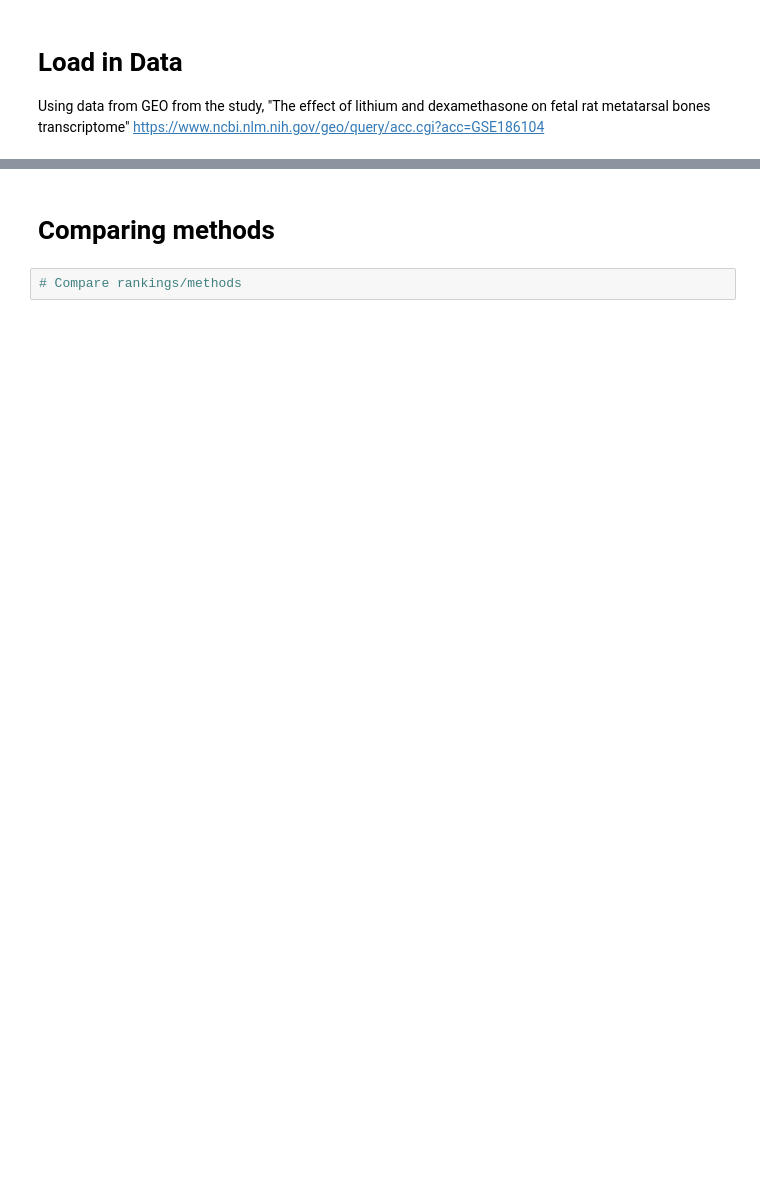
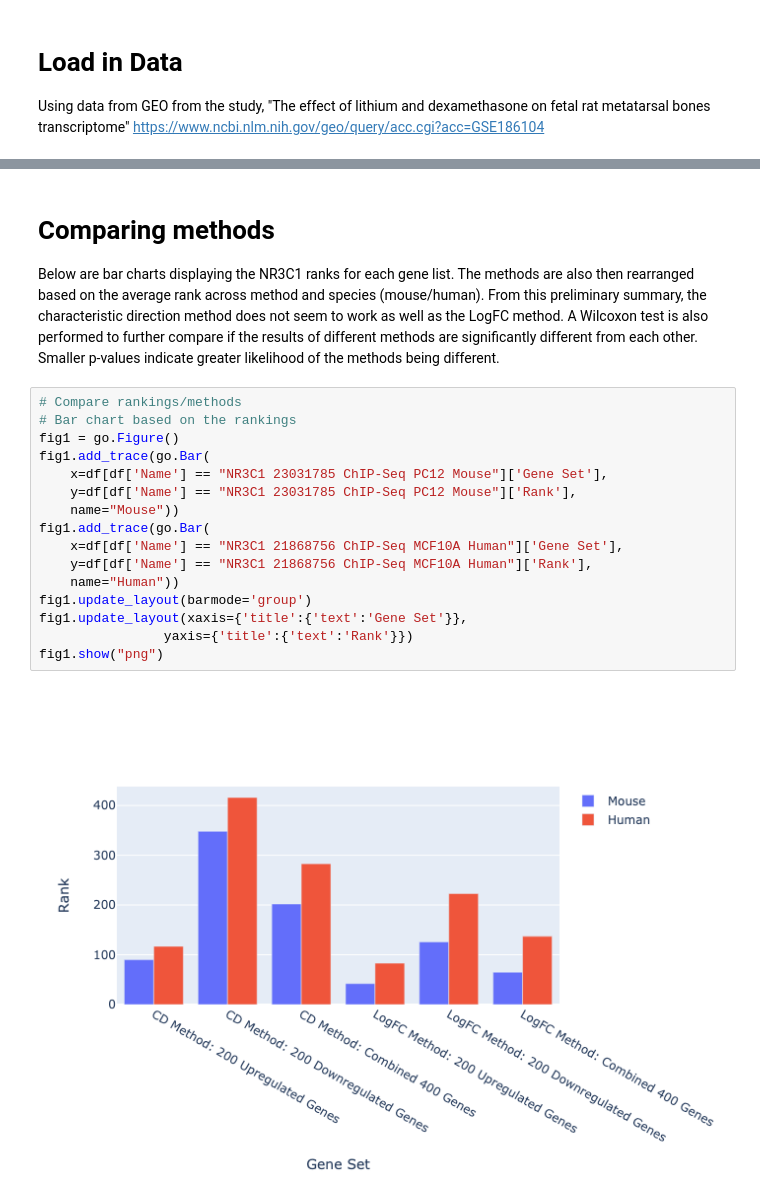
Before and after one commit to MaayanLab/dex-benchmark, a Jupyter notebook: Benchmarking RNA-seq DEG Methods/Benchmarking RNA-seq DEG Methods with the Dexamethasone Benchmark.ipynb, the cells around one changed output, grey strips where cells are left out. Drawn from its saved outputs; the diff is of its cells as text; blank space fills up the shorter version.

```diff
--- a/Benchmarking RNA-seq DEG Methods/Benchmarking RNA-seq DEG Methods with the Dexamethasone Benchmark.ipynb
+++ b/Benchmarking RNA-seq DEG Methods/Benchmarking RNA-seq DEG Methods with the Dexamethasone Benchmark.ipynb
@@ -400,4 +364,22 @@ df
 # %% [markdown]
 # Comparing methods
+
+Below are bar charts displaying the NR3C1 ranks for each gene list. The methods are also then rearranged based on the average rank across method and species (mouse/human). From this preliminary summary, the characteristic direction method does not seem to work as well as the LogFC method. A Wilcoxon test is also performed to further compare if the results of different methods are significantly different from each other. Smaller p-values indicate greater likelihood of the methods being different.
 # %%
 # Compare rankings/methods
+# Bar chart based on the rankings
+fig1 = go.Figure()
+fig1.add_trace(go.Bar(
+    x=df[df['Name'] == "NR3C1 23031785 ChIP-Seq PC12 Mouse"]['Gene Set'],
+    y=df[df['Name'] == "NR3C1 23031785 ChIP-Seq PC12 Mouse"]['Rank'],
+    name="Mouse"))
+fig1.add_trace(go.Bar(
+    x=df[df['Name'] == "NR3C1 21868756 ChIP-Seq MCF10A Human"]['Gene Set'],
+    y=df[df['Name'] == "NR3C1 21868756 ChIP-Seq MCF10A Human"]['Rank'],
+    name="Human"))
+fig1.update_layout(barmode='group')
+fig1.update_layout(xaxis={'title':{'text':'Gene Set'}},
+                yaxis={'title':{'text':'Rank'}})
+fig1.show("png")
+# %% [output]
+[figure, added]
```
Also changed, not shown: parts of 30 cells of this notebook.
